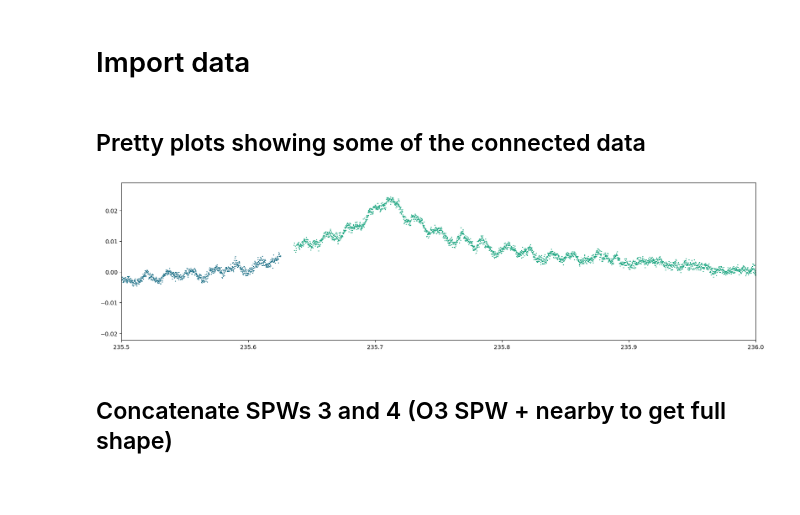
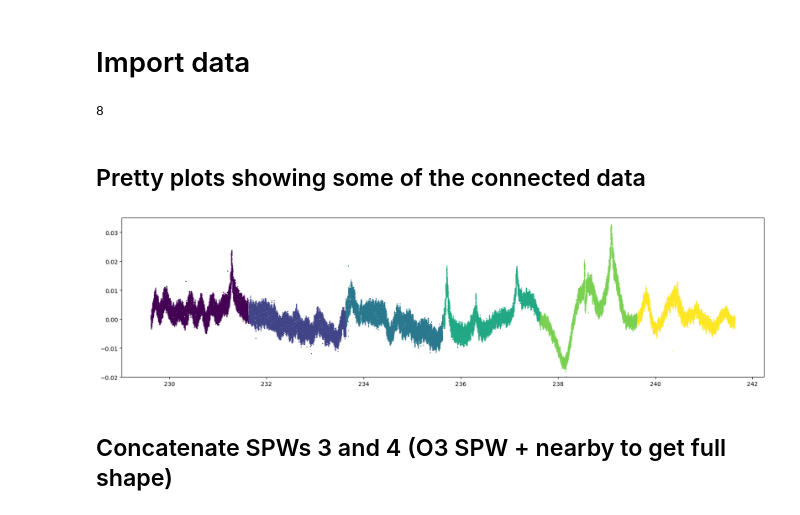
Before and after one commit to kartographer/ozone_radiometry, a Jupyter notebook: multi_spw_masking.ipynb, the cells around one changed output. Cells and saved outputs as stored; diff of their text form; code cells hidden in the pictures; blank space fills up the shorter version.

```diff
--- a/multi_spw_masking.ipynb
+++ b/multi_spw_masking.ipynb
@@ -56,8 +56,13 @@ def moving_mad_sliding(arr, window_size, axis=1):
 # Import data
 # %%
 mir_data = MirParser("../OzoneData/211009_04:56:19", has_auto=True)
+# %%
+mir_data.ac_data.
+# %% [output]
+8
 # %%
-def stack_antenna_ac(mir_data, antenna_num, rx_num = 0, window_size = 5, flagging = True, mad_dev = 5, fill_val = np.nan, normalization = True, return_el = True):
+def stack_antenna_ac(mir_data, antenna_num, rx_num = 0, window_size = 5, flagging = True, mad_dev = 5, fill_val = np.nan, normalization = True, return_el = True, \
+                     spw_baselining = True, num_good_points = 40):
     assert window_size % 2 != 0, "Flagging will fail if window_size is even!"
 
     #Ensure we're back to the original state
@@ -104,6 +109,18 @@ def stack_antenna_ac(mir_data, antenna_num, rx_num = 0, window_size = 5, flaggin
 
             data_stack -= np.nanmean(data_stack)
 
+        #Subtract linear baseline per spectral window
+        if spw_baselining:
+            #TODO: Mask spectral lines in this fit automagically
+            channel_numbers = np.arange(f_sky.size)
+
+            for integ in range(data_stack.shape[0]):
+                is_finite = np.isfinite(data_stack[integ, :])
+                good_channels = np.append(channel_numbers[is_finite][:num_good_points], channel_numbers[is_finite][-num_good_points:])
+
+                baseline_params = np.poly1d( np.polyfit(good_channels, data_stack[integ, good_channels], 1) )
+                data_stack[integ, :] -= baseline_params(channel_numbers)
+
         #Concatenate
         if spw == 1:
             stacked = 1 * data_stack
@@ -117,46 +134,53 @@ def stack_antenna_ac(mir_data, antenna_num, rx_num = 0, window_size = 5, flaggin
             freqs = np.hstack((freqs, f_sky))
             spw_num = np.hstack((spw_num, spw * np.ones(f_sky.shape)))
 
-        #Get ready for the next one
+        #Get ready for the next spw
         mir_data.reset()
+
+    #Return elevation if needed
     if return_el:
         return freqs, stacked, spw_num, elevation
+
     return freqs, stacked, spw_num
 # %%
-freqs, stacked, spw_num, elevation = stack_antenna_ac(mir_data, 8, rx_num=1, window_size=151)
+freqs, stacked, spw_num, elevation = stack_antenna_ac(mir_data, 6, rx_num=1, window_size=151)
 # %% [markdown]
 ## Pretty plots showing some of the connected data
 # %%
 sort_indces = np.argsort(freqs)
 
 plt.figure(figsize=(20, 5))
 plt.scatter(freqs[sort_indces], stacked[50, sort_indces], c = spw_num[sort_indces], marker=',', s = 0.5)
 #plt.scatter(freqs[spw_num == 2], stacked[150, spw_num == 2], c = spw_num[spw_num == 2], marker=',', s=0.5)
 #plt.scatter(freqs[spw_num == 3], stacked[150, spw_num == 3], c = spw_num[spw_num == 3], marker=',', s=0.5)
 
 #SPW1/2 link -- disjoint
 #plt.xlim(231.5, 231.8)
 #plt.ylim(0, 0.15)
 
 #SPW 2/3 link -- overlap
 #plt.xlim(233.6, 233.65)
 #plt.ylim(0, 0.2)
 
 #SPW 3/4 link -- disjoint
 #plt.xlim(235.5, 235.7)
 #plt.ylim(0, 0.4)
 
 #SPW 4/5 link -- disjoint
 #plt.xlim(237.5, 237.7)
 
 #SPW 5/6 link -- disjoint
 #plt.xlim(239.55, 239.7)
 
 #plt.xlim(233.5, 238.5)
-plt.xlim(235.5, 236)
+#plt.xlim(235.5, 236)
+
+#plt.xlim(233, 234)
+#plt.xlim(238, 240)
+plt.ylim(-0.02, 0.035)
 plt.show()
 # %% [output]
-[figure, old version]
+[figure, new version]
 # %% [markdown]
 ## Concatenate SPWs 3 and 4 (O3 SPW + nearby to get full shape)
 # %%
```
Also changed, not shown: parts of 11 cells of this notebook.
